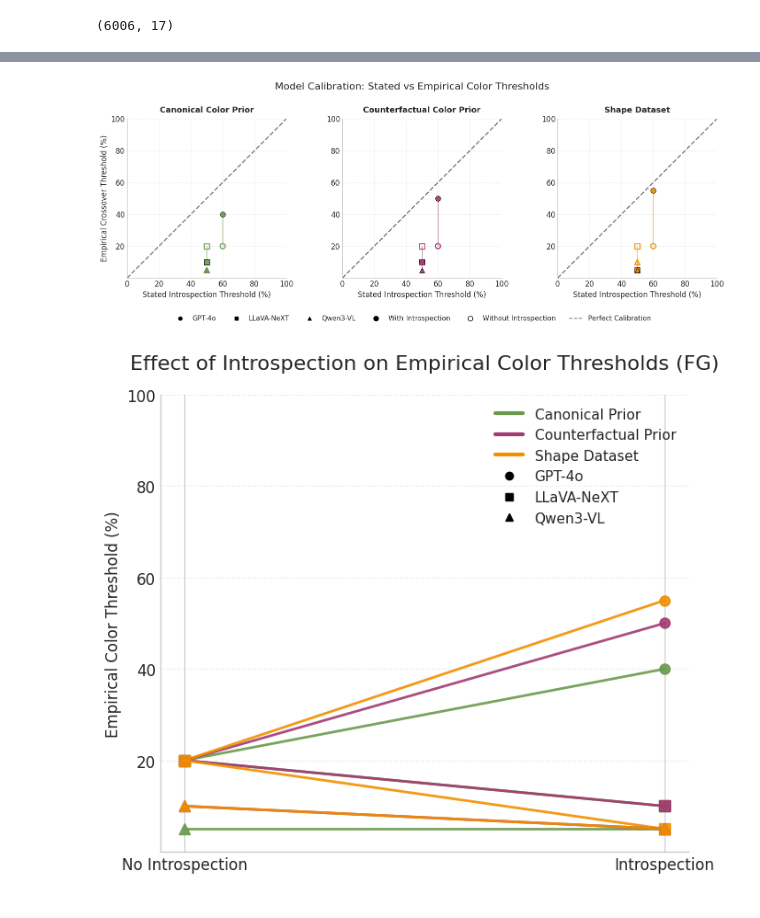
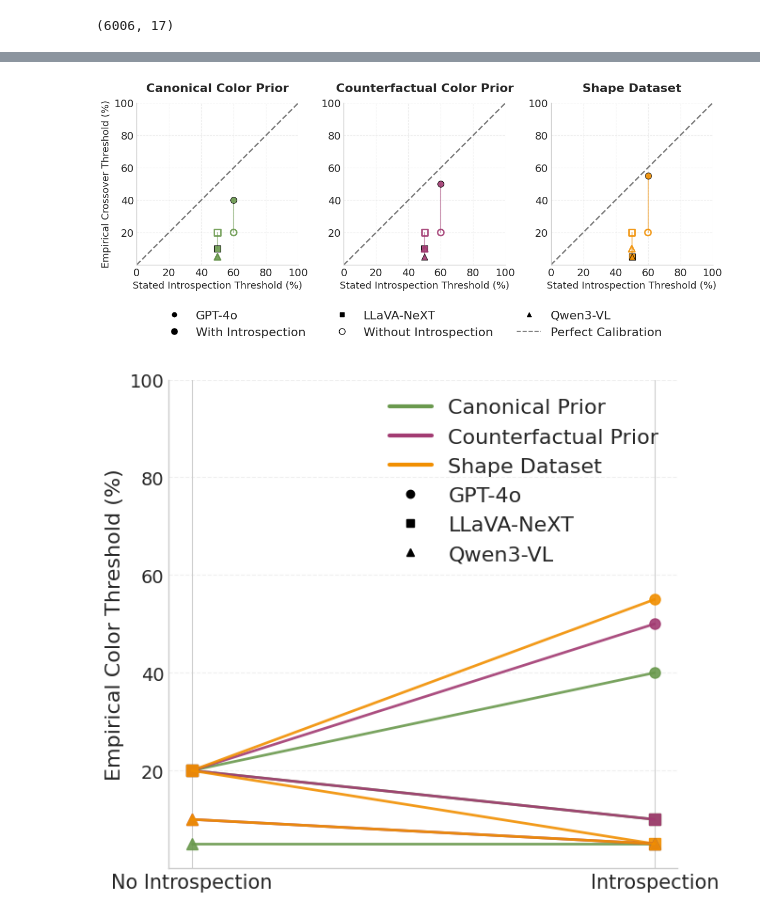
Before and after one commit to jonnemi/color-concept-entanglement, a Jupyter notebook: model_evaluation/VLM_analysis.ipynb, the cells around one changed output, grey strips where cells are left out. Saved outputs shown, nothing was run; the diff lists cells and outputs as text; code cells hidden in the pictures.

```diff
--- a/model_evaluation/VLM_analysis.ipynb
+++ b/model_evaluation/VLM_analysis.ipynb
@@ -88,12 +88,13 @@ plt.rcParams.update({
     "font.family": "sans-serif",
     "font.sans-serif": ["DejaVu Sans"],
 
-    # sizes
-    "font.size": 12,
-    "axes.titlesize": 13,
-    "axes.labelsize": 12,
-    "legend.fontsize": 11, #10
-    "figure.titlesize": 18, #14
+    "font.size": 16,          # base font size
+    "axes.titlesize": 16,
+    "axes.labelsize": 16,
+    "xtick.labelsize": 14,
+    "ytick.labelsize": 14,
+    "legend.fontsize": 16,
+    "legend.title_fontsize": 16,
 
     # cleaner academic look
     "axes.spines.top": False,
@@ -753,7 +779,7 @@ calib_df = pd.DataFrame(records)
 
 datasets = ["correct_prior", "counterfact", "shape"]
 
-fig, axes = plt.subplots(1, 3, figsize=(15,5))
+fig, axes = plt.subplots(1, 3, figsize=(12,5))
 
 model_markers = {
     "GPT-4o": "o",
@@ -780,9 +806,8 @@ for ax, dataset in zip(axes, datasets):
     # panel title
     ax.set_title(
         stimulus_labels[dataset],
-        fontsize=13,
         fontweight='bold',
-        pad=10
+        pad=15
     )
 
     # diagonal reference
@@ -842,16 +867,16 @@ for ax, dataset in zip(axes, datasets):
     ax.set_yticks(np.arange(20,101,20))
     ax.grid(alpha=0.3, linestyle="--")
 
-axes[0].set_ylabel("Empirical Crossover Threshold (%)")
+axes[0].set_ylabel("Empirical Crossover Threshold (%)", fontsize=13)
 
 for ax in axes:
-    ax.set_xlabel("Stated Introspection Threshold (%)")
+    ax.set_xlabel("Stated Introspection Threshold (%)", fontsize=13)
 
-plt.suptitle(
+"""plt.suptitle(
     "Model Calibration: Stated vs Empirical Color Thresholds",
     fontsize=16,
     y=1.02
-)
+)"""
 
 from matplotlib.lines import Line2D
 
@@ -863,37 +888,43 @@ legend_elements = [
     Line2D([0],[0], marker='^', color='black', linestyle='None', label='Qwen3-VL'),
 
     # introspection markers
     Line2D([0],[0], marker='o', color='black',
            markerfacecolor='black',
            markersize=8,
            linestyle='None',
            label='With Introspection'),
 
     Line2D([0],[0], marker='o', color='black',
            markerfacecolor='white',
            markersize=8,
            linestyle='None',
            label='Without Introspection'),
 
     # diagonal
     Line2D([0],[0],
            color='gray',
            linestyle='--',
            label='Perfect Calibration')
 ]
 
+legend_elements_ordered = [
+    legend_elements[0], legend_elements[3],
+    legend_elements[1], legend_elements[4],
+    legend_elements[2], legend_elements[5],
+]
+
 fig.legend(
-    handles=legend_elements,
+    handles=legend_elements_ordered,
     loc="lower center",
     bbox_to_anchor=(0.5, -0.09),
-    ncol=6,
+    ncol=3,
     frameon=False
 )
 
-plt.tight_layout(rect=[0,0.05,1,0.98])
+plt.tight_layout(rect=[0,0.05,1,0.99])
 plt.show()
 # %% [output]
-[figure, old version]
+[figure, new version]
 # %%
 import matplotlib.pyplot as plt
 import numpy as np
@@ -921,7 +952,7 @@ for _, row in calib_df.iterrows():
 
 # axes
 ax.set_xticks(x_positions)
-ax.set_xticklabels(["No Introspection","Introspection"])
+ax.set_xticklabels(["No Introspection","Introspection"], fontsize=15)
 
 ax.set_ylabel("Empirical Color Threshold (%)")
 ax.set_ylim(0,100)
@@ -929,11 +960,11 @@ ax.set_yticks(np.arange(20,101,20))
 
 ax.grid(axis="y", linestyle="--", alpha=0.3)
 
-plt.title(
+"""plt.title(
     "Effect of Introspection on Empirical Color Thresholds (FG)",
     fontsize=16,
     pad = 20
-)
+)"""
 
 # legend
 from matplotlib.lines import Line2D
@@ -956,7 +987,7 @@ ax.legend(handles=legend_elements, frameon=False)
 plt.tight_layout()
 plt.show()
 # %% [output]
-[figure, old version]
+[figure, new version]
 # %%
 import matplotlib.pyplot as plt
 import numpy as np
```
Also changed, not shown: parts of 7 cells of this notebook, 2 other files.
